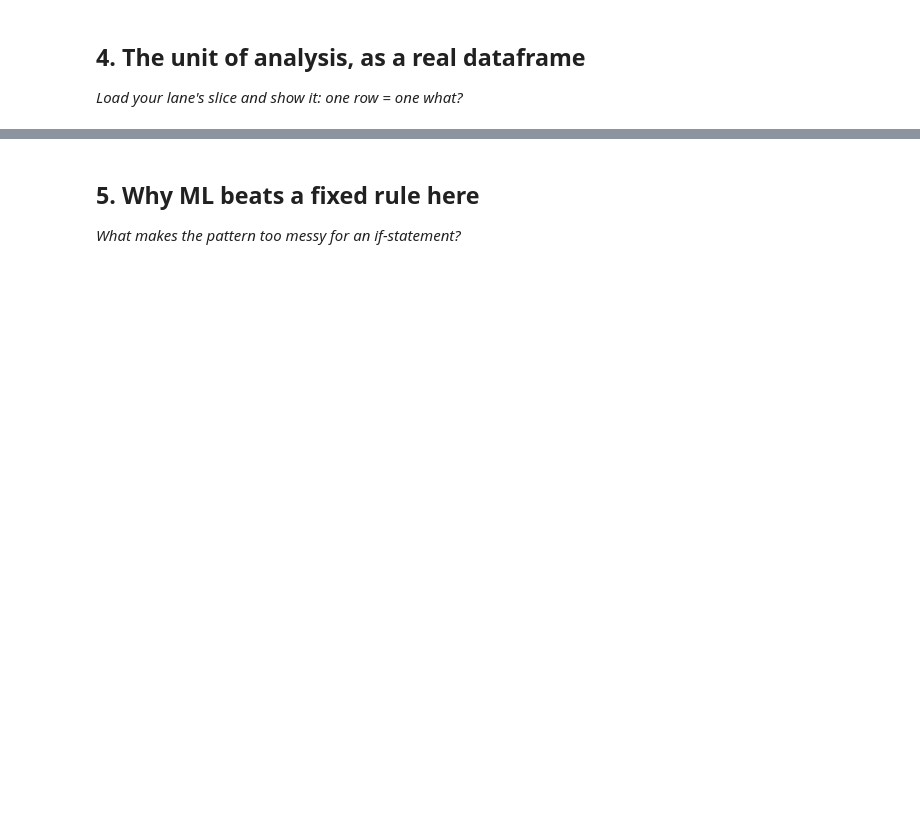
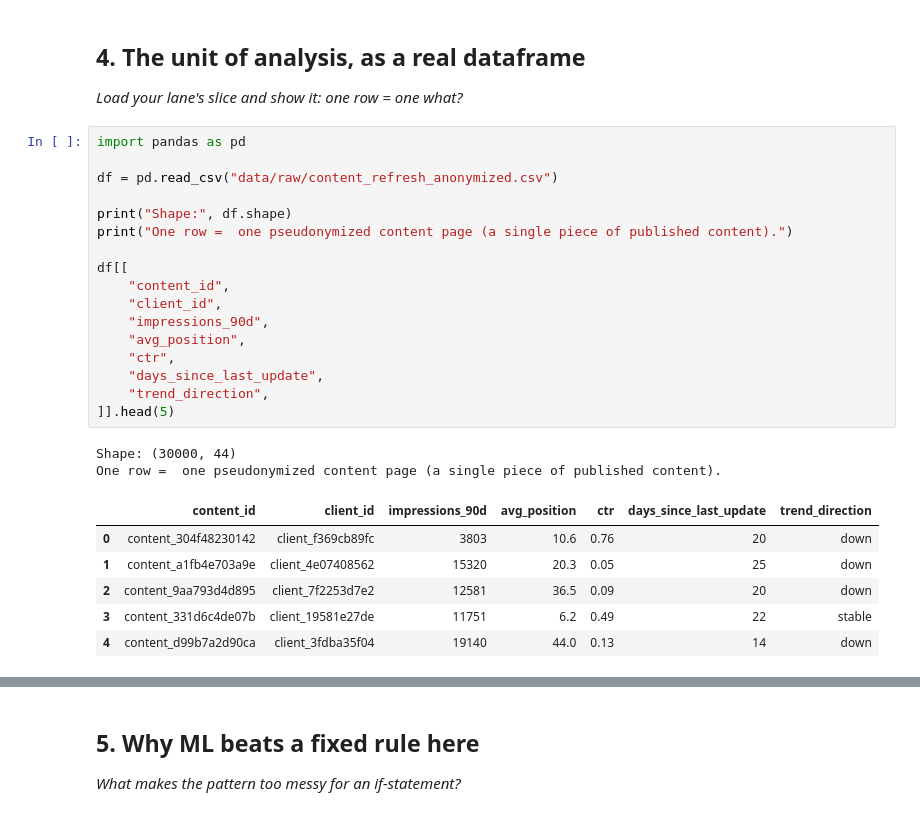
Before and after one commit to LaibaSabir1/flyrank-ml-internship-laiba_sabir, a Jupyter notebook: work/notebooks/w02_ml_task_framing.ipynb, the cells around one changed output, grey strips where cells are left out. Cells and saved outputs as stored; diff of their text form; blank space fills up the shorter version.

```diff
--- a/work/notebooks/w02_ml_task_framing.ipynb
+++ b/work/notebooks/w02_ml_task_framing.ipynb
@@ -37,3 +106,29 @@ it is "what order do we work through 30k pages in, given limited review time."
 ## 4. The unit of analysis, as a real dataframe
 
 *Load your lane's slice and show it: one row = one what?*
+# %%
+import pandas as pd
+
+df = pd.read_csv("data/raw/content_refresh_anonymized.csv")
+
+print("Shape:", df.shape)
+print("One row =  one pseudonymized content page (a single piece of published content).")
+
+df[[
+    "content_id",
+    "client_id",
+    "impressions_90d",
+    "avg_position",
+    "ctr",
+    "days_since_last_update",
+    "trend_direction",
+]].head(5)
+# %% [output]
+Shape: (30000, 44)
+One row =  one pseudonymized content page (a single piece of published content).
+|  | content_id | client_id | impressions_90d | avg_position | ctr | days_since_last_update | trend_direction |
+| 0 | content_304f48230142 | client_f369cb89fc | 3803 | 10.6 | 0.76 | 20 | down |
+| 1 | content_a1fb4e703a9e | client_4e07408562 | 15320 | 20.3 | 0.05 | 25 | down |
+| 2 | content_9aa793d4d895 | client_7f2253d7e2 | 12581 | 36.5 | 0.09 | 20 | down |
+| 3 | content_331d6c4de07b | client_19581e27de | 11751 | 6.2 | 0.49 | 22 | stable |
+| 4 | content_d99b7a2d90ca | client_3fdba35f04 | 19140 | 44.0 | 0.13 | 14 | down |
```
Also changed, not shown: parts of 7 cells of this notebook.
